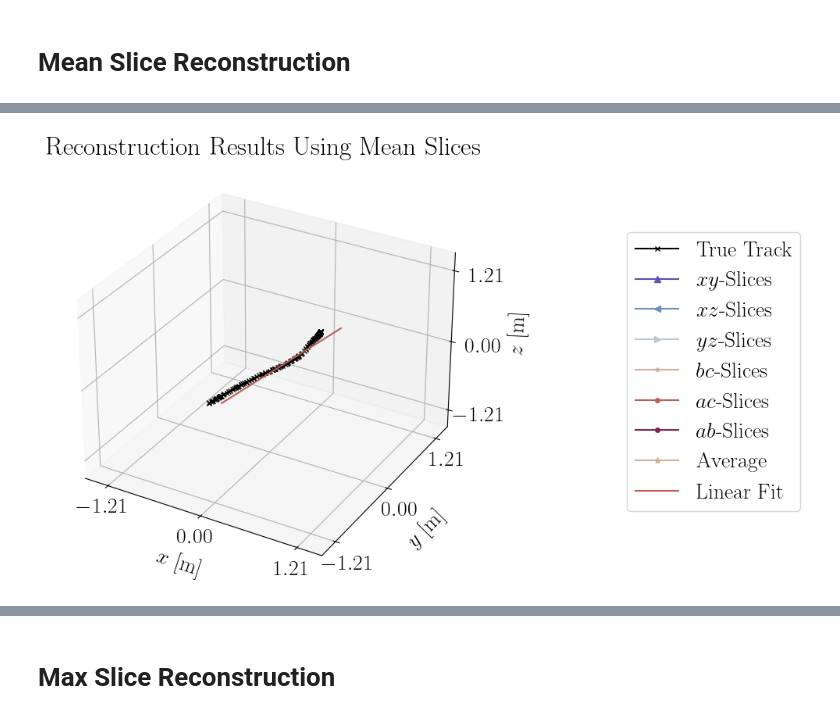
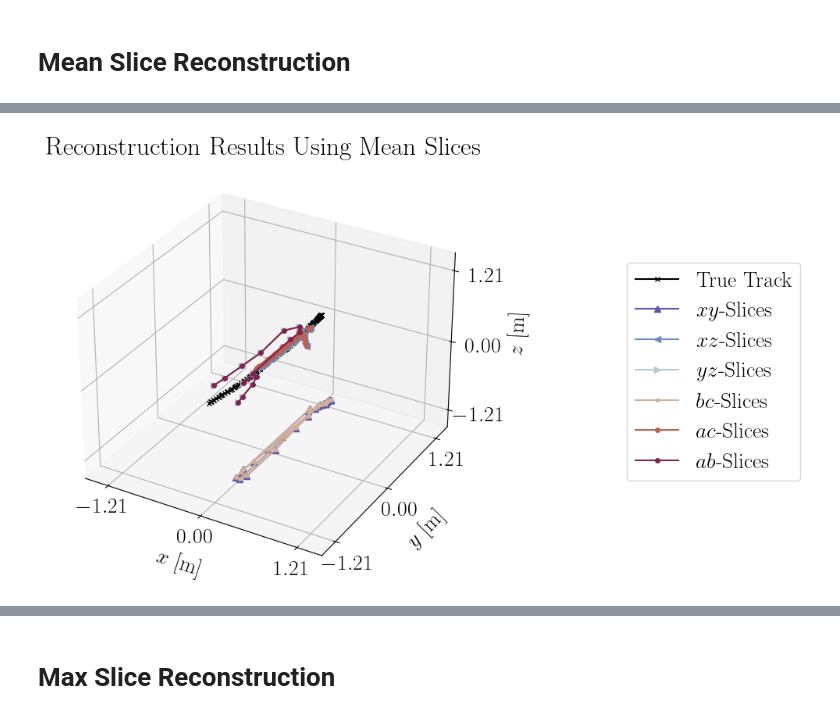
Before and after one commit to Noah-Everett/DSPS-Detector, a Jupyter notebook: analysis/trackAnalysis_noTime.ipynb, the cells around one changed output, grey strips where cells are left out. Drawn from its saved outputs; the diff is of its cells as text; code cells hidden in the pictures.

Commit message:
Fixed relative positions... probably. Analysizing directions

```diff
--- a/analysis/trackAnalysis_noTime.ipynb
+++ b/analysis/trackAnalysis_noTime.ipynb
@@ -56,6 +56,7 @@ print(get_histogram_walls    (fileName, histDir))
 treeName = 'photoSensor_hits;1'
 df_hits = pd.DataFrame(columns=['sensor_name', 'sensor_direction', 'sensor_position', 'relativePosition', 'relativePosition_binned', 'time'])
 df_hits['sensor_name'            ] = get_photosensor_hits_photosensor_ID          (fileName, treeName)
+df_hits['sensor_wall'            ] = get_photosensor_hits_photosensor_wall        (fileName, treeName)
 df_hits['sensor_direction'       ] = get_photosensor_hits_photosensor_direction   (fileName, treeName)
 df_hits['sensor_position'        ] = get_photosensor_hits_photosensor_position    (fileName, treeName)
 df_hits['relativePosition'       ] = get_photosensor_hits_position_relative       (fileName, treeName)
@@ -364,15 +403,17 @@ def get_slice(grid, grid_ind_tensor, grid_pos_tensor, axis, i):
 # %%
 showPlots = False
 savePlots = False
-saveAnima = True
+saveAnima = False
 saveDir = '../figures/voxelGrid_mean_{}'.format(plotRecoName)
 
+X_mean = get_reconstructedPosition_slice('mean', grid, grid_ind, grid_pos, 0, DETECTOR_SIZE_Y_MM, DETECTOR_SIZE_Z_MM, saveAnimation=saveAnima, plotSlice=plotSlice, makeAnimation=makeAnimation, saveDir=saveDir, showPlots=showPlots, savePlots=savePlots)
+print('X_mean.shape:', X_mean.shape)
+print('X_mean:', X_mean)
+Y_mean = get_reconstructedPosition_slice('mean', grid, grid_ind, grid_pos, 1, DETECTOR_SIZE_X_MM, DETECTOR_SIZE_Z_MM, saveAnimation=saveAnima, plotSlice=plotSlice, makeAnimation=makeAnimation, saveDir=saveDir, showPlots=showPlots, savePlots=savePlots)
+Z_mean = get_reconstructedPosition_slice('mean', grid, grid_ind, grid_pos, 2, DETECTOR_SIZE_X_MM, DETECTOR_SIZE_Y_MM, saveAnimation=saveAnima, plotSlice=plotSlice, makeAnimation=makeAnimation, saveDir=saveDir, showPlots=showPlots, savePlots=savePlots)
 A_mean = get_reconstructedPosition_slice('mean', grid, grid_ind, grid_pos, 3, DETECTOR_SIZE_X_MM, DETECTOR_SIZE_Y_MM, saveAnimation=saveAnima, plotSlice=plotSlice, makeAnimation=makeAnimation, saveDir=saveDir, showPlots=showPlots, savePlots=savePlots)
 B_mean = get_reconstructedPosition_slice('mean', grid, grid_ind, grid_pos, 4, DETECTOR_SIZE_X_MM, DETECTOR_SIZE_Y_MM, saveAnimation=saveAnima, plotSlice=plotSlice, makeAnimation=makeAnimation, saveDir=saveDir, showPlots=showPlots, savePlots=savePlots)
 C_mean = get_reconstructedPosition_slice('mean', grid, grid_ind, grid_pos, 5, DETECTOR_SIZE_X_MM, DETECTOR_SIZE_Y_MM, saveAnimation=saveAnima, plotSlice=plotSlice, makeAnimation=makeAnimation, saveDir=saveDir, showPlots=showPlots, savePlots=savePlots)
-X_mean = get_reconstructedPosition_slice('mean', grid, grid_ind, grid_pos, 0, DETECTOR_SIZE_Y_MM, DETECTOR_SIZE_Z_MM, saveAnimation=saveAnima, plotSlice=plotSlice, makeAnimation=makeAnimation, saveDir=saveDir, showPlots=showPlots, savePlots=savePlots)
-Y_mean = get_reconstructedPosition_slice('mean', grid, grid_ind, grid_pos, 1, DETECTOR_SIZE_X_MM, DETECTOR_SIZE_Z_MM, saveAnimation=saveAnima, plotSlice=plotSlice, makeAnimation=makeAnimation, saveDir=saveDir, showPlots=showPlots, savePlots=savePlots)
-Z_mean = get_reconstructedPosition_slice('mean', grid, grid_ind, grid_pos, 2, DETECTOR_SIZE_X_MM, DETECTOR_SIZE_Y_MM, saveAnimation=saveAnima, plotSlice=plotSlice, makeAnimation=makeAnimation, saveDir=saveDir, showPlots=showPlots, savePlots=savePlots)
 
 avg_mean = np.mean(np.array([X_mean,Y_mean,Z_mean]), axis=0)
 # %% [output]
@@ -423,8 +504,8 @@ track_reco_X    = ax.plot(X_mean      [:,0]/1000, X_mean      [:,1]/1000, X_mean
 track_reco_C    = ax.plot(C_mean      [:,0]/1000, C_mean      [:,1]/1000, C_mean      [:,2]/1000, c=twilight[35,:], marker='*', markersize=4, label='$bc$-Slices', linewidth=1.5)
 track_reco_B    = ax.plot(B_mean      [:,0]/1000, B_mean      [:,1]/1000, B_mean      [:,2]/1000, c=twilight[30,:], marker='o', markersize=4, label='$ac$-Slices', linewidth=1.5)
 track_reco_A    = ax.plot(A_mean      [:,0]/1000, A_mean      [:,1]/1000, A_mean      [:,2]/1000, c=twilight[25,:], marker='o', markersize=4, label='$ab$-Slices', linewidth=1.5)
-track_reco      = ax.plot(avg_mean    [:,0]/1000, avg_mean    [:,1]/1000, avg_mean    [:,2]/1000, c=twilight[35,:], marker='*', markersize=6, label='Average'    , linewidth=1.5)
-track_reco_line = ax.plot(avg_mean_lin[:,0]/1000, avg_mean_lin[:,1]/1000, avg_mean_lin[:,2]/1000, c=twilight[30,:], marker='o', markersize=0, label='Linear Fit' , linewidth=1.5)
+# track_reco      = ax.plot(avg_mean    [:,0]/1000, avg_mean    [:,1]/1000, avg_mean    [:,2]/1000, c=twilight[35,:], marker='*', markersize=6, label='Average'    , linewidth=1.5)
+# track_reco_line = ax.plot(avg_mean_lin[:,0]/1000, avg_mean_lin[:,1]/1000, avg_mean_lin[:,2]/1000, c=twilight[30,:], marker='o', markersize=0, label='Linear Fit' , linewidth=1.5)
 
 ax.set_xlabel('$x$ [m]')
 ax.set_ylabel('$y$ [m]')
@@ -434,34 +515,34 @@ ax.xaxis.labelpad = 10
 ax.yaxis.labelpad = 12
 ax.zaxis.labelpad = 17
 
 percExtra=1.2
 ax.set_xlim(-DETECTOR_SIZE_X_MM/2/1000*percExtra, DETECTOR_SIZE_X_MM/2/1000*percExtra)
 ax.set_ylim(-DETECTOR_SIZE_Y_MM/2/1000*percExtra, DETECTOR_SIZE_Y_MM/2/1000*percExtra)
 ax.set_zlim(-DETECTOR_SIZE_Z_MM/2/1000*percExtra, DETECTOR_SIZE_Z_MM/2/1000*percExtra)
 
 n=3
 ax.set_xticks(np.linspace(-DETECTOR_SIZE_X_MM/2/1000, DETECTOR_SIZE_X_MM/2/1000, n))#[[1,-2, n//2]])
 ax.set_yticks(np.linspace(-DETECTOR_SIZE_Y_MM/2/1000, DETECTOR_SIZE_Y_MM/2/1000, n))#[[1,-2, n//2]])
 ax.set_zticks(np.linspace(-DETECTOR_SIZE_Z_MM/2/1000, DETECTOR_SIZE_Z_MM/2/1000, n))#[[1,-2, n//2]])
 
 ax.tick_params(axis='x', pad=0)
 ax.tick_params(axis='y', pad=2)
 ax.tick_params(axis='z', pad=10)
 
 ax.set_title('Reconstruction Results Using Mean Slices')
 ax.set_title('Reconstruction Results Using Mean Slices', loc='center')
 
 sm = plt.cm.ScalarMappable(cmap='viridis', norm=LogNorm())
 sm.set_array(grid[grid > 0])
 # cbar = fig.colorbar(sm, ax=ax, label='Color Bar (Log Scale)')
 
 ax.legend(loc='center right', bbox_to_anchor=(1.8, 0.5))
 
 if savePlots:
     fig.savefig('../figures/trackReconstruction_mean_{}.pdf'.format(plotRecoName), bbox_inches='tight')
 fig.show()
 # %% [output]
-[figure, old version]
+[figure, new version]
 # %%
 distances_X = cdist(primary_true, X_mean)
 distances_X = np.min(distances_X, axis=1)
```
Also changed, not shown: parts of 9 cells of this notebook, 22 other files.
